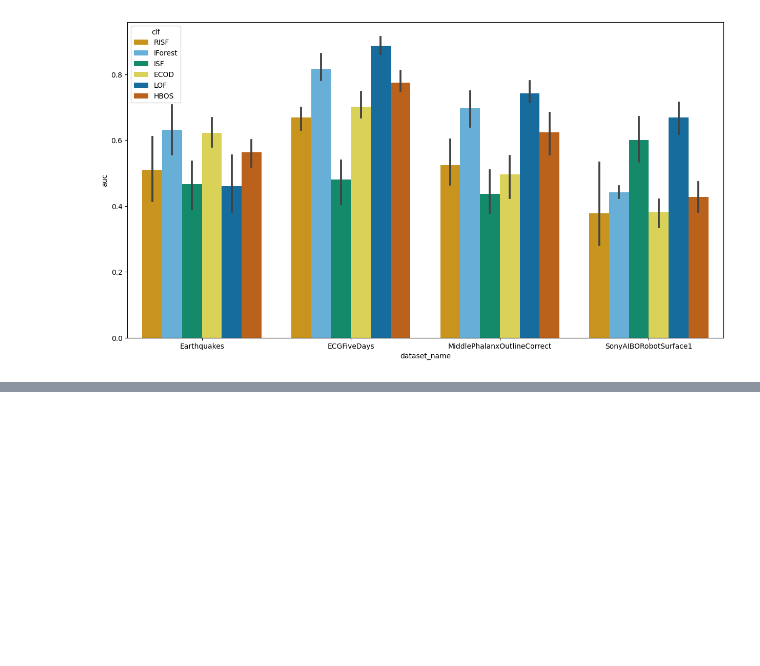
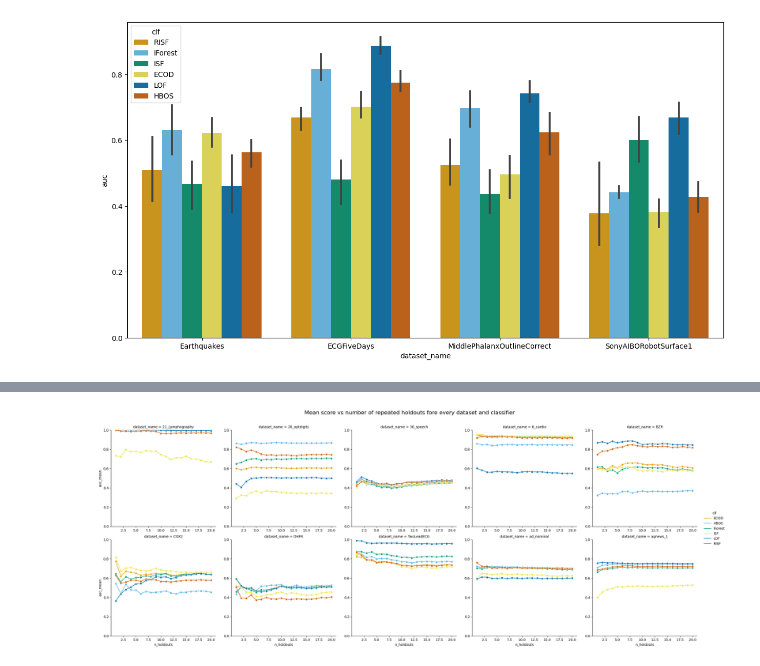
Before and after one commit to SebChw/RSIF, a Jupyter notebook: notebooks/visualizations.ipynb, the cells around one changed output, grey strips where cells are left out. Drawn from its saved outputs; the diff is of its cells as text; code cells hidden in the pictures; blank space fills up the shorter version.

```diff
--- a/notebooks/visualizations.ipynb
+++ b/notebooks/visualizations.ipynb
@@ -154,0 +261,19 @@ df.groupby(['dataset_name', 'clf']).mean().reset_index()
+# %%
+plt.rcParams["figure.figsize"] = (25,5)
+df = pd.read_csv("../results/results_20holdouts_sensitivity_datasets.csv")
+#Now just for I forest
+df = df.set_index(["dataset_name", "clf"])
+data_to_plot = []
+for dataset_name, clf in np.unique(df.index.to_numpy()):
+    results = df.loc[(dataset_name, clf)].reset_index()
+    for n_holdouts in range(1, len(results)+1):
+        samples = results.iloc[:n_holdouts, 3].to_numpy()
+        data_to_plot.append({
+            "dataset_name": dataset_name,
+            "clf": clf,
+            "n_holdouts": n_holdouts,
+            "auc_std": samples.std(),
+            "auc_mean": samples.mean(),
+            "samples": samples
+        })
+df_plt = pd.DataFrame(data_to_plot)
@@ -154,0 +300,8 @@ df.groupby(['dataset_name', 'clf']).mean().reset_index()
+# %%
+g = sns.relplot(data=df_plt,  x="n_holdouts", y="auc_mean", hue="clf", marker="o", col="dataset_name", col_wrap=5,
+                facet_kws={'sharey': False, 'sharex': False}, kind="line")
+g.set(ylim=(0, 1))
+g.fig.suptitle('Mean score vs number of repeated holdouts fore every dataset and classifier', fontsize=16)
+g.fig.subplots_adjust(top=0.9)
+# %% [output]
+[figure, added]
```
Also changed, not shown: parts of 19 cells of this notebook, 10 other files.
